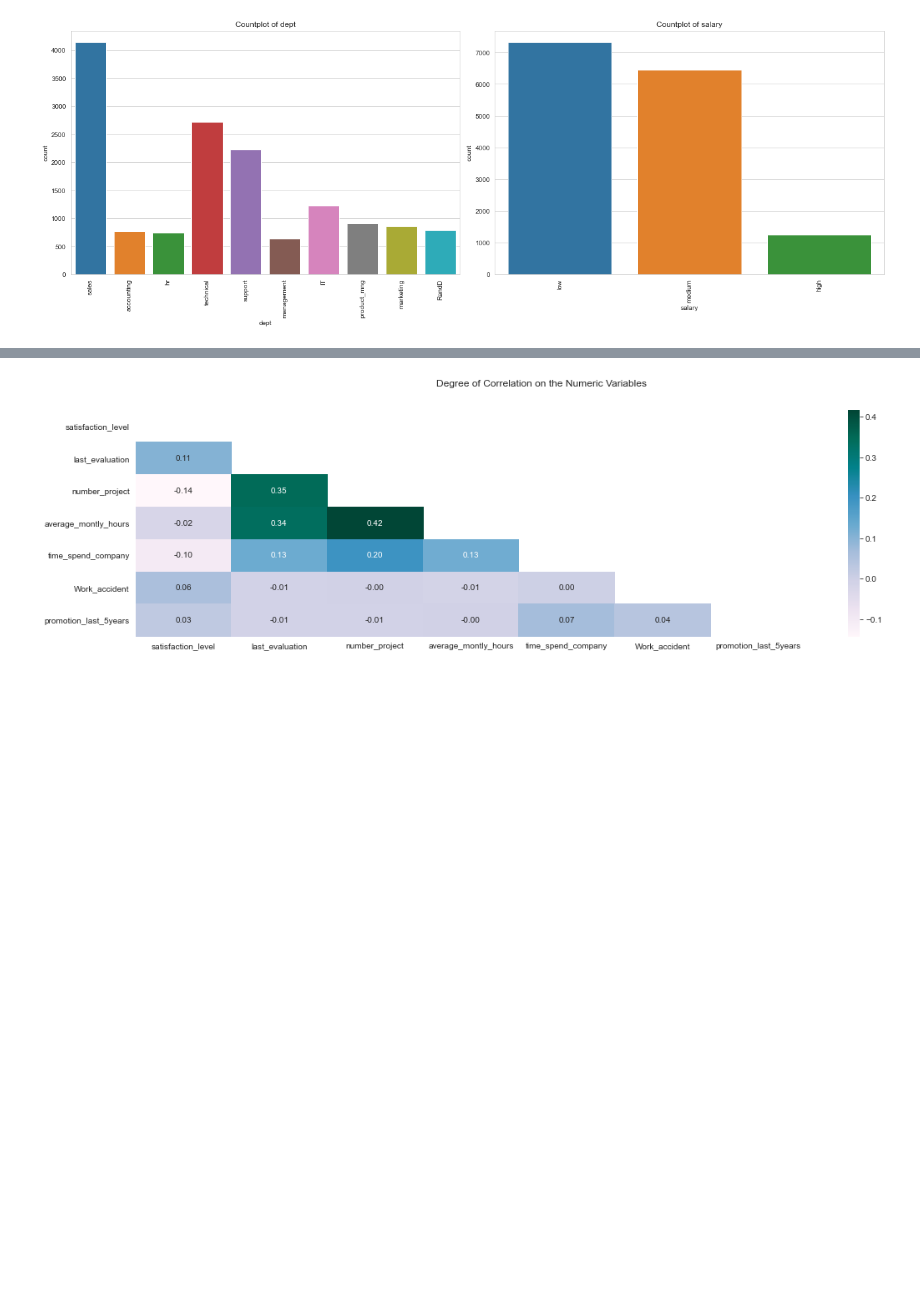
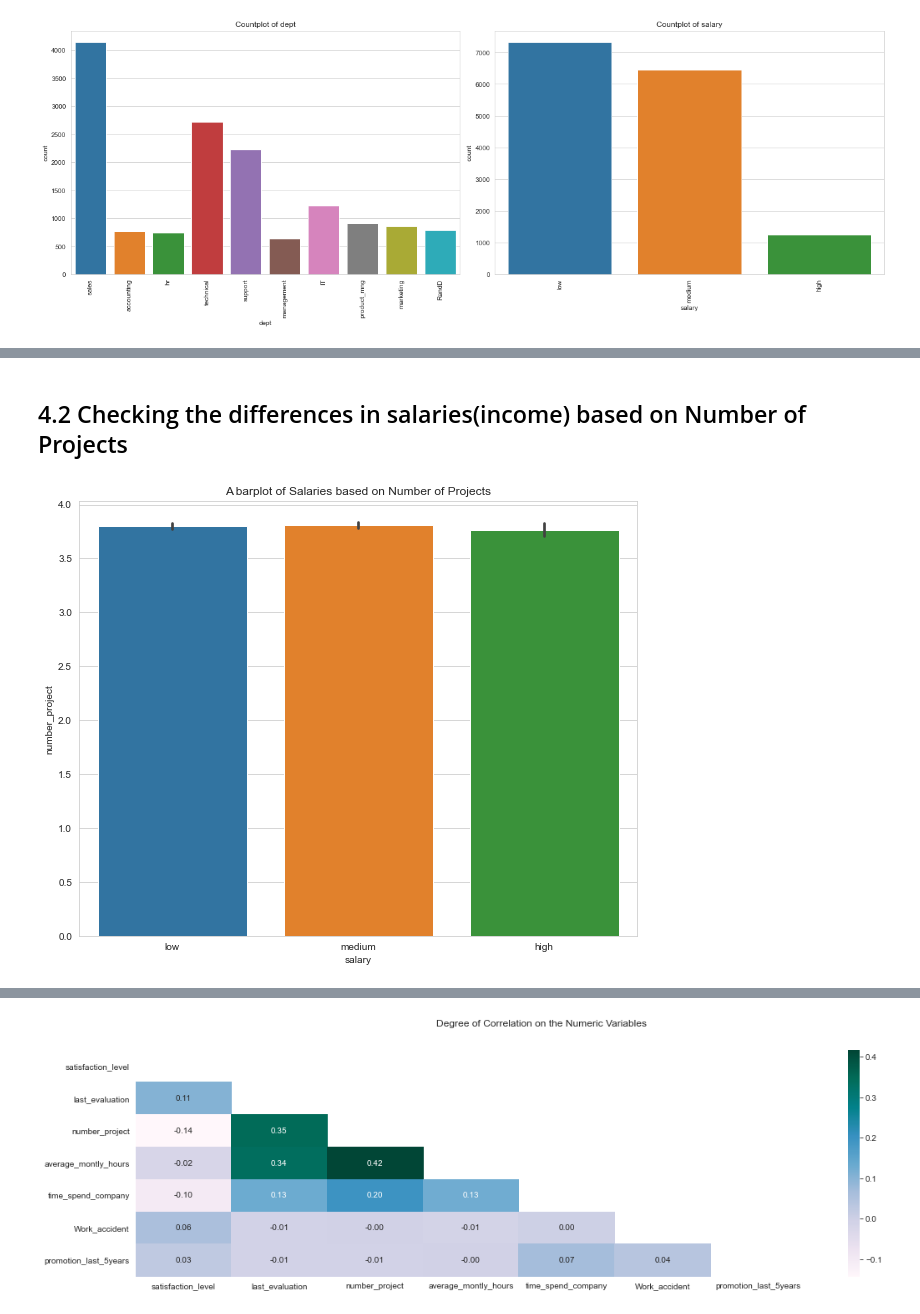
Before and after one commit to Jefest1/employee_attrition, a Jupyter notebook: employee_attrition.ipynb, the cells around one changed output, grey strips where cells are left out. Drawn from its saved outputs; the diff is of its cells as text; code cells hidden in the pictures; blank space fills up the shorter version.

```diff
--- a/employee_attrition.ipynb
+++ b/employee_attrition.ipynb
@@ -170,0 +193,7 @@ plt.show()
+# %% [markdown]
+## 4.2 Checking the differences in salaries(income) based on Number of Projects
+# %%
+fig, axes = plt.subplots(figsize = (10,8))
+sns.barplot(employee_df['salary'], employee_df['number_project']).set(title = 'A barplot of Salaries based on Number of Projects');
+# %% [output]
+[figure, added]
```
Also changed, not shown: parts of 18 cells of this notebook.
